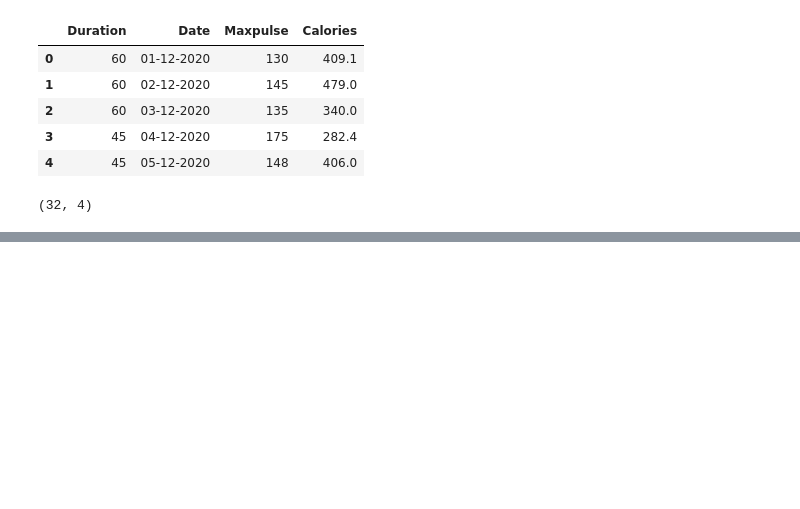
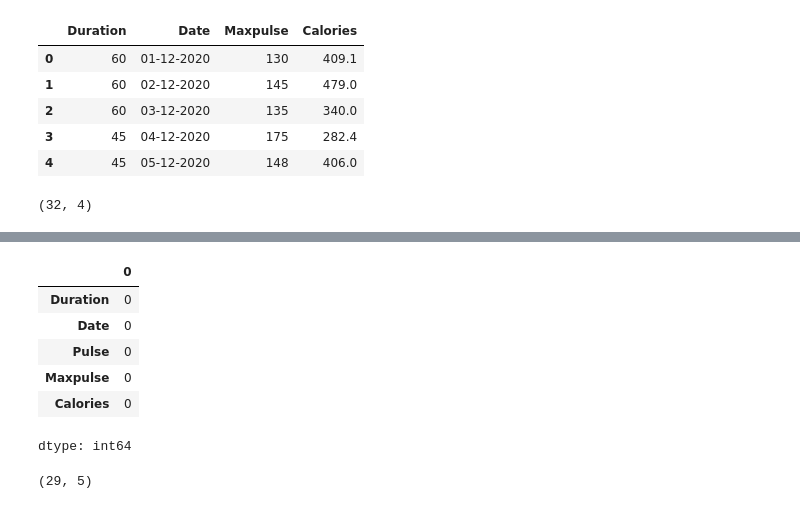
Before and after one commit to VaishaliChauhanCCTB/demo2, a Jupyter notebook: EDA.ipynb, the cells around one changed output, grey strips where cells are left out. Drawn from its saved outputs; the diff is of its cells as text; code cells hidden in the pictures; blank space fills up the shorter version.

```diff
--- a/EDA.ipynb
+++ b/EDA.ipynb
@@ -97,0 +209,17 @@ data.shape
+# %%
+data_cleaned =data.dropna()
+#all the rows of all the columns those contain null values
+# %%
+data_cleaned.isnull().sum()
+# %% [output]
+|  | 0 |
+| Duration | 0 |
+| Date | 0 |
+| Pulse | 0 |
+| Maxpulse | 0 |
+| Calories | 0 |
+dtype: int64
+# %%
+data_cleaned.shape
+# %% [output]
+(29, 5)
```
Also changed, not shown: parts of 12 cells of this notebook.
